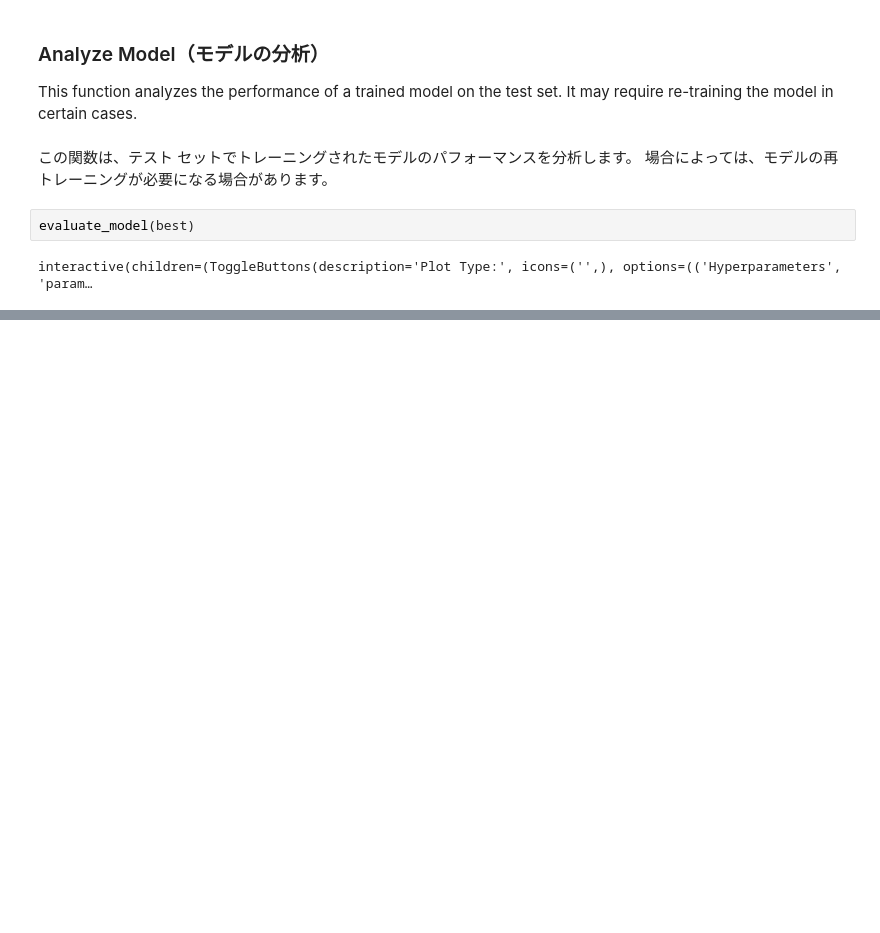
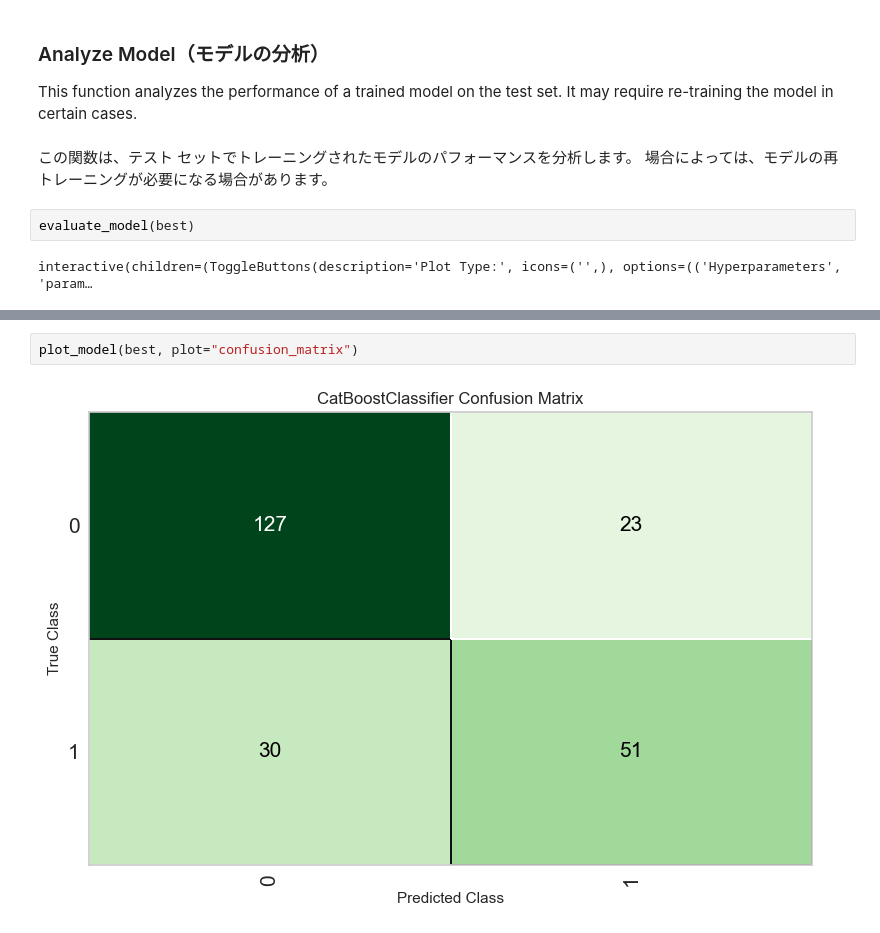
Before and after one commit to ginmaruGH/learn-pycaret, a Jupyter notebook: 00_quickstart/classifiction.ipynb, the cells around one changed output, grey strips where cells are left out. Drawn from its saved outputs; the diff is of its cells as text; blank space fills up the shorter version.

```diff
--- a/00_quickstart/classifiction.ipynb
+++ b/00_quickstart/classifiction.ipynb
@@ -104,0 +117,4 @@ interactive(children=(ToggleButtons(description='Plot Type:', icons=('',), optio
+# %%
+plot_model(best, plot="confusion_matrix")
+# %% [output]
+[figure, added]
```
Also changed, not shown: parts of 23 cells of this notebook, 9 other files.
